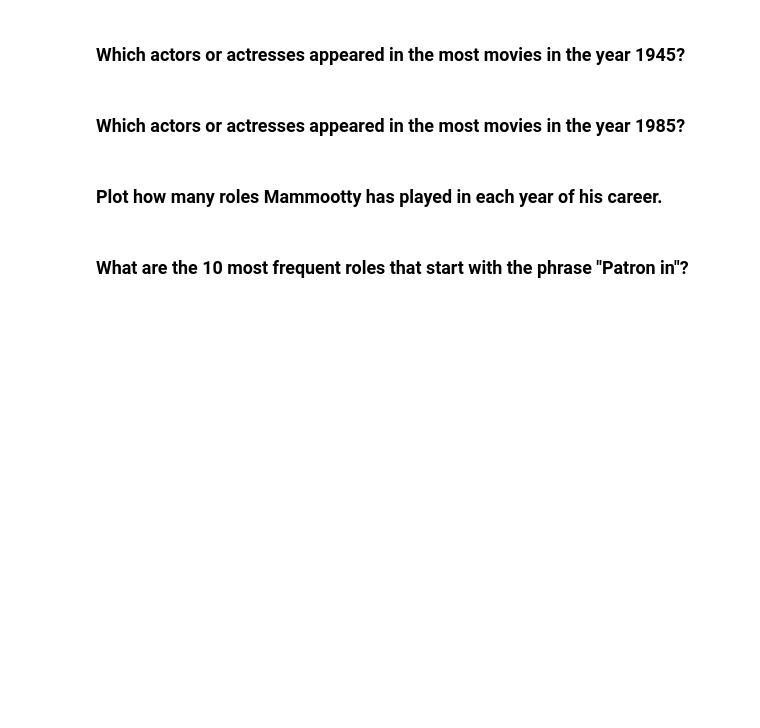
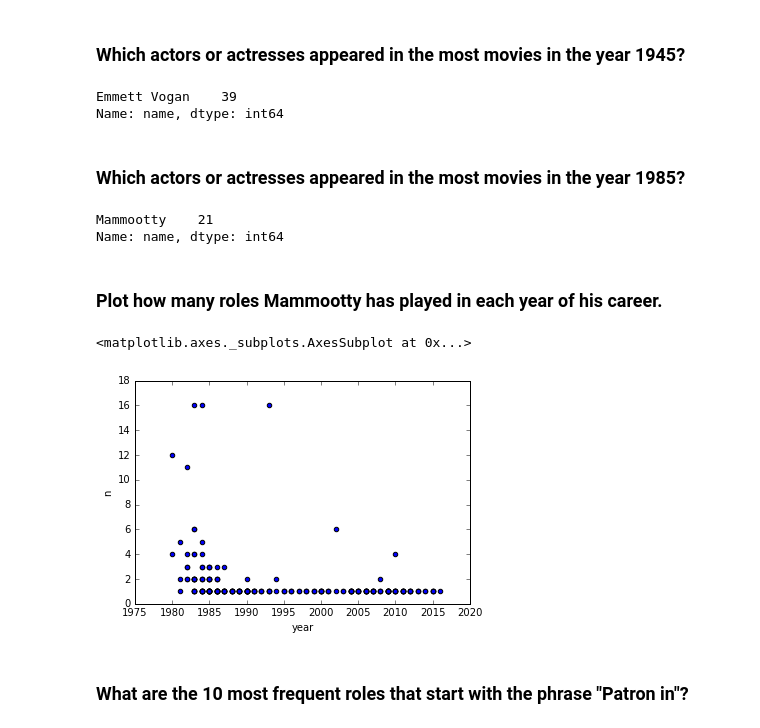
Before and after one commit to bowilli/pycon-pandas-tutorial, a Jupyter notebook: Exercises-2.ipynb, the cells around one changed output. Cells and saved outputs as stored; diff of their text form; code cells hidden in the pictures; blank space fills up the shorter version.

```diff
--- a/Exercises-2.ipynb
+++ b/Exercises-2.ipynb
@@ -151,8 +180,29 @@ Name: name, dtype: int64
 # %% [markdown]
 ### Which actors or actresses appeared in the most movies in the year 1945?
+# %%
+movies_1945 = cast[cast.year == 1945]
+movies_1945
+most_in1945 = movies_1945.name.value_counts().head(1)
+most_in1945
+# %% [output]
+Emmett Vogan    39
+Name: name, dtype: int64
 # %% [markdown]
 ### Which actors or actresses appeared in the most movies in the year 1985?
+# %%
+movies_1985 = cast[cast.year == 1985]
+most_in1985 = movies_1985.name.value_counts().head(1)
+most_in1985
+# %% [output]
+Mammootty    21
+Name: name, dtype: int64
 # %% [markdown]
 ### Plot how many roles Mammootty has played in each year of his career.
+# %%
+mamootty = cast[cast.name == "Mammootty"].sort_values(by ='year')
+mamootty.plot(x = 'year' , y = 'n', kind = 'scatter')
+# %% [output]
+<matplotlib.axes._subplots.AxesSubplot at 0x...>
+[figure, added]
 # %% [markdown]
 ### What are the 10 most frequent roles that start with the phrase "Patron in"?
```
Also changed, not shown: parts of 12 cells of this notebook.
